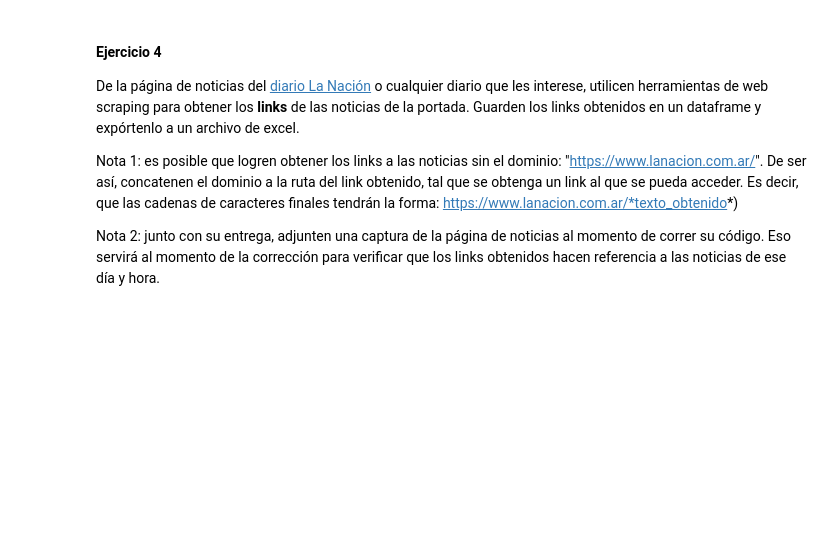
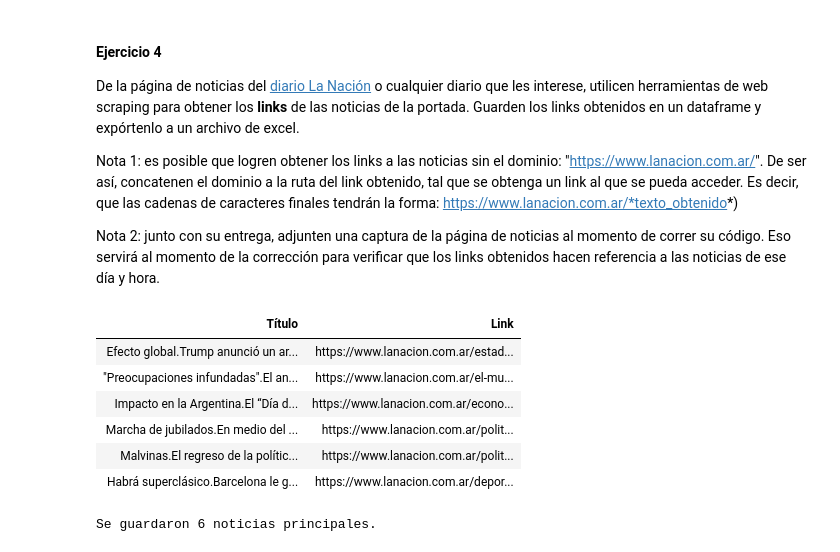
Before and after one commit to A-R-VV/BigDataUBA-Grupo18, a Jupyter notebook: TP1-UBA (1).ipynb, the cells around one changed output. Drawn from its saved outputs; the diff is of its cells as text; code cells hidden in the pictures; blank space fills up the shorter version.

```diff
--- a/TP1-UBA (1).ipynb
+++ b/TP1-UBA (1).ipynb
@@ -380,3 +380,58 @@ Nota 1: es posible que logren obtener los links a las noticias sin el dominio: "
 Nota 2: junto con su entrega, adjunten una captura de la página de noticias al momento de correr su código. Eso servirá al momento de la corrección para verificar que los links obtenidos hacen referencia a las noticias de ese día y hora.
 # %%
 # Resolver acá
+# %%
+import requests
+from bs4 import BeautifulSoup
+import pandas as pd
+from IPython.display import display, HTML
+
+# Configuración inicial
+url = "https://www.lanacion.com.ar/"
+headers = {"User-Agent": "Mozilla/5.0"}
+
+try:
+    # 1. Obtener el HTML de la página
+    response = requests.get(url, headers=headers, timeout=10)
+    response.raise_for_status()
+    soup = BeautifulSoup(response.text, 'html.parser')
+
+    # 2. Extraer los contenedores principales de las noticias
+    news_containers = soup.find_all(['article', 'section'], class_=lambda x: x and (
+        'modulo' in x or 'com-card' in x or 'description-container' in x
+    ))
+
+    # 3. Filtrar y guardar los links de las noticias
+    news_data = []
+    for container in news_containers:
+        link_tag = container.find_parent('a', href=True) or container.find('a', href=True)
+
+        if link_tag:
+            href = link_tag['href']
+            full_url = f"https://www.lanacion.com.ar{href}" if href.startswith('/') else href
+
+            title = container.find(['h1', 'h2', 'h3'], class_=lambda x: x and 'title' in x)
+            title_text = title.get_text(strip=True) if title else "Sin título"
+
+            news_data.append({"Título": title_text, "Link": full_url})
+
+    # 4. Eliminar duplicados y mostrar solo los primeros 6 resultados
+    df = pd.DataFrame(news_data).drop_duplicates(subset=['Link']).head(6)
+
+    if not df.empty:
+        display(HTML(df.to_html(render_links=True, escape=False, index=False)))
+        df.to_excel('portada_la_nacion.xlsx', index=False)
+        print(f"Se guardaron {len(df)} noticias principales.")
+    else:
+        print("No se encontraron noticias con la estructura esperada.")
+except Exception as e:
+    print(f"Error: {e}")
+# %% [output]
+| Título | Link |
+| Efecto global.Trump anunció un ar... | https://www.lanacion.com.ar/estad... |
+| "Preocupaciones infundadas".El an... | https://www.lanacion.com.ar/el-mu... |
+| Impacto en la Argentina.El “Día d... | https://www.lanacion.com.ar/econo... |
+| Marcha de jubilados.En medio del ... | https://www.lanacion.com.ar/polit... |
+| Malvinas.El regreso de la polític... | https://www.lanacion.com.ar/polit... |
+| Habrá superclásico.Barcelona le g... | https://www.lanacion.com.ar/depor... |
+Se guardaron 6 noticias principales.
```
